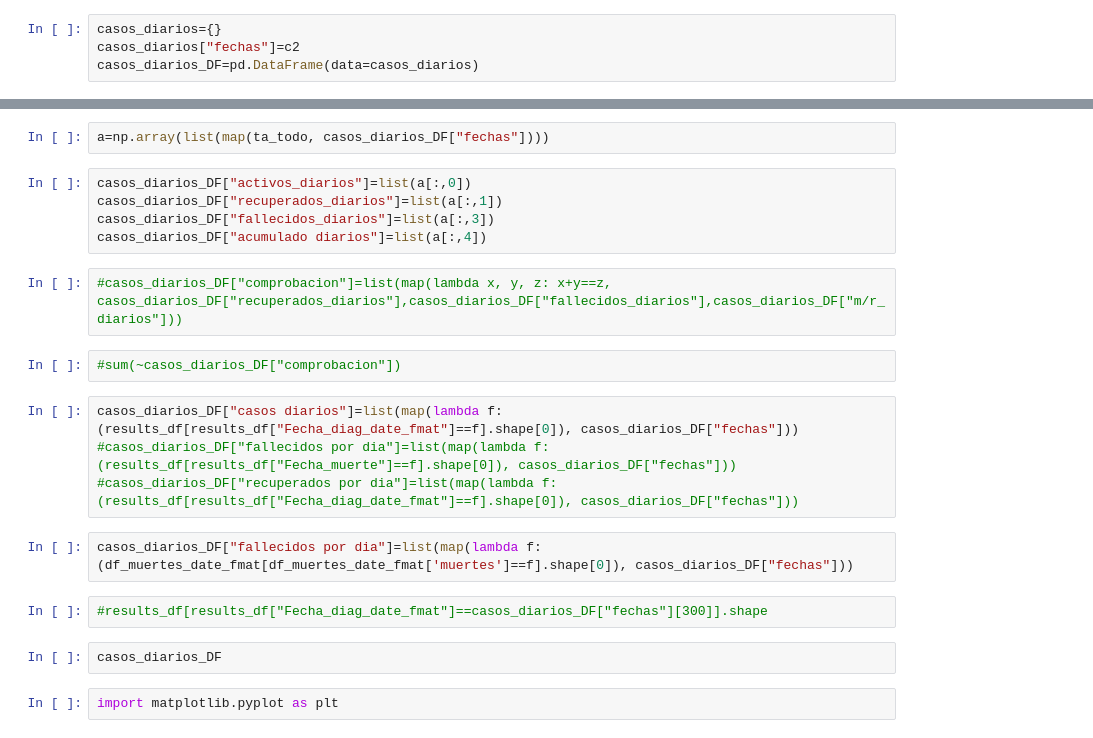
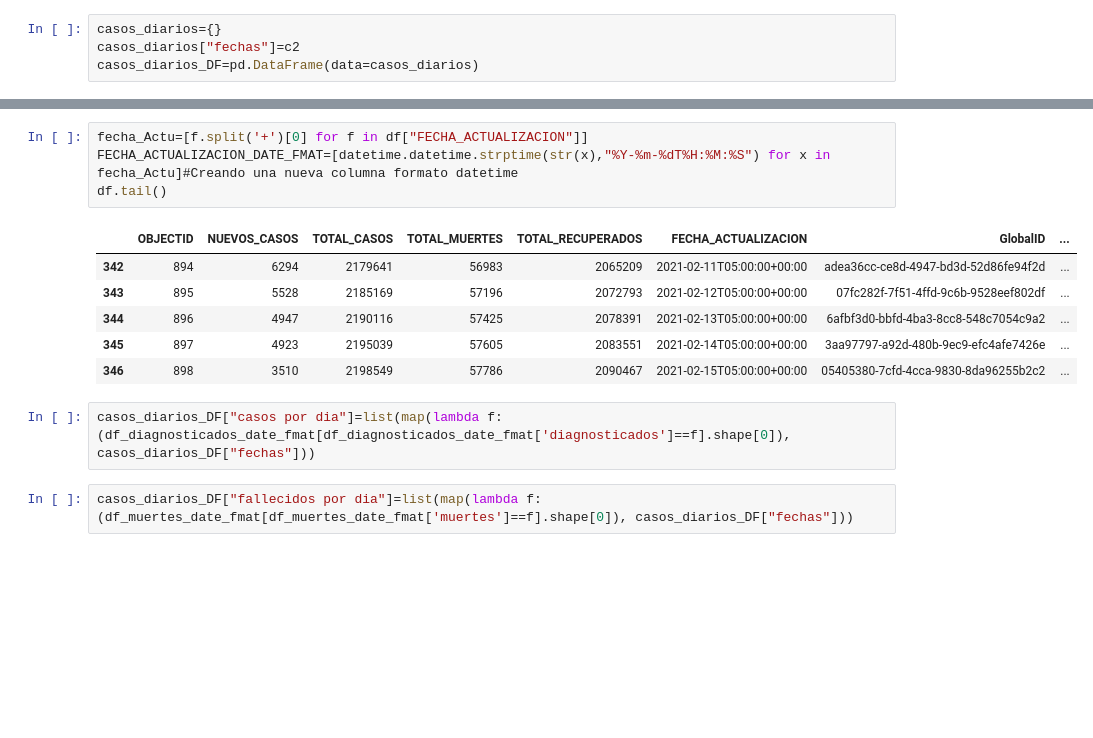
Before and after one commit to tesis-SP-SQ/Tesis, a Jupyter notebook: pre_procesamiento.ipynb, the cells around one changed output, grey strips where cells are left out. Saved outputs shown, nothing was run; the diff lists cells and outputs as text; blank space fills up the shorter version.

```diff
--- a/pre_procesamiento.ipynb
+++ b/pre_procesamiento.ipynb
@@ -93,23 +132,15 @@ casos_diarios_DF.tail()
-# %%
-a=np.array(list(map(ta_todo, casos_diarios_DF["fechas"])))
-# %%
-casos_diarios_DF["activos_diarios"]=list(a[:,0])
-casos_diarios_DF["recuperados_diarios"]=list(a[:,1])
-casos_diarios_DF["fallecidos_diarios"]=list(a[:,3])
-casos_diarios_DF["acumulado diarios"]=list(a[:,4])
-# %%
-#casos_diarios_DF["comprobacion"]=list(map(lambda x, y, z: x+y==z, casos_diarios_DF["recuperados_diarios"],casos_diarios_DF["fallecidos_diarios"],casos_diarios_DF["m/r_diarios"]))
-# %%
-#sum(~casos_diarios_DF["comprobacion"])
-# %%
-casos_diarios_DF["casos diarios"]=list(map(lambda f: (results_df[results_df["Fecha_diag_date_fmat"]==f].shape[0]), casos_diarios_DF["fechas"]))
-#casos_diarios_DF["fallecidos por dia"]=list(map(lambda f: (results_df[results_df["Fecha_muerte"]==f].shape[0]), casos_diarios_DF["fechas"]))
-#casos_diarios_DF["recuperados por dia"]=list(map(lambda f: (results_df[results_df["Fecha_diag_date_fmat"]==f].shape[0]), casos_diarios_DF["fechas"]))
+# %%
+fecha_Actu=[f.split('+')[0] for f in df["FECHA_ACTUALIZACION"]]
+FECHA_ACTUALIZACION_DATE_FMAT=[datetime.datetime.strptime(str(x),"%Y-%m-%dT%H:%M:%S") for x in fecha_Actu]#Creando una nueva columna formato datetime
+df.tail()
+# %% [output]
+|  | OBJECTID | NUEVOS_CASOS | TOTAL_CASOS | TOTAL_MUERTES | TOTAL_RECUPERADOS | FECHA_ACTUALIZACION | GlobalID | ... |
+| 342 | 894 | 6294 | 2179641 | 56983 | 2065209 | 2021-02-11T05:00:00+00:00 | adea36cc-ce8d-4947-bd3d-52d86fe94f2d | ... |
+| 343 | 895 | 5528 | 2185169 | 57196 | 2072793 | 2021-02-12T05:00:00+00:00 | 07fc282f-7f51-4ffd-9c6b-9528eef802df | ... |
+| 344 | 896 | 4947 | 2190116 | 57425 | 2078391 | 2021-02-13T05:00:00+00:00 | 6afbf3d0-bbfd-4ba3-8cc8-548c7054c9a2 | ... |
+| 345 | 897 | 4923 | 2195039 | 57605 | 2083551 | 2021-02-14T05:00:00+00:00 | 3aa97797-a92d-480b-9ec9-efc4afe7426e | ... |
+| 346 | 898 | 3510 | 2198549 | 57786 | 2090467 | 2021-02-15T05:00:00+00:00 | 05405380-7cfd-4cca-9830-8da96255b2c2 | ... |
+# %%
+casos_diarios_DF["casos por dia"]=list(map(lambda f: (df_diagnosticados_date_fmat[df_diagnosticados_date_fmat['diagnosticados']==f].shape[0]), casos_diarios_DF["fechas"]))
 # %%
 casos_diarios_DF["fallecidos por dia"]=list(map(lambda f: (df_muertes_date_fmat[df_muertes_date_fmat['muertes']==f].shape[0]), casos_diarios_DF["fechas"]))
-# %%
-#results_df[results_df["Fecha_diag_date_fmat"]==casos_diarios_DF["fechas"][300]].shape
-# %%
-casos_diarios_DF
-# %%
-import matplotlib.pyplot as plt
```
Also changed, not shown: parts of 44 cells of this notebook.
